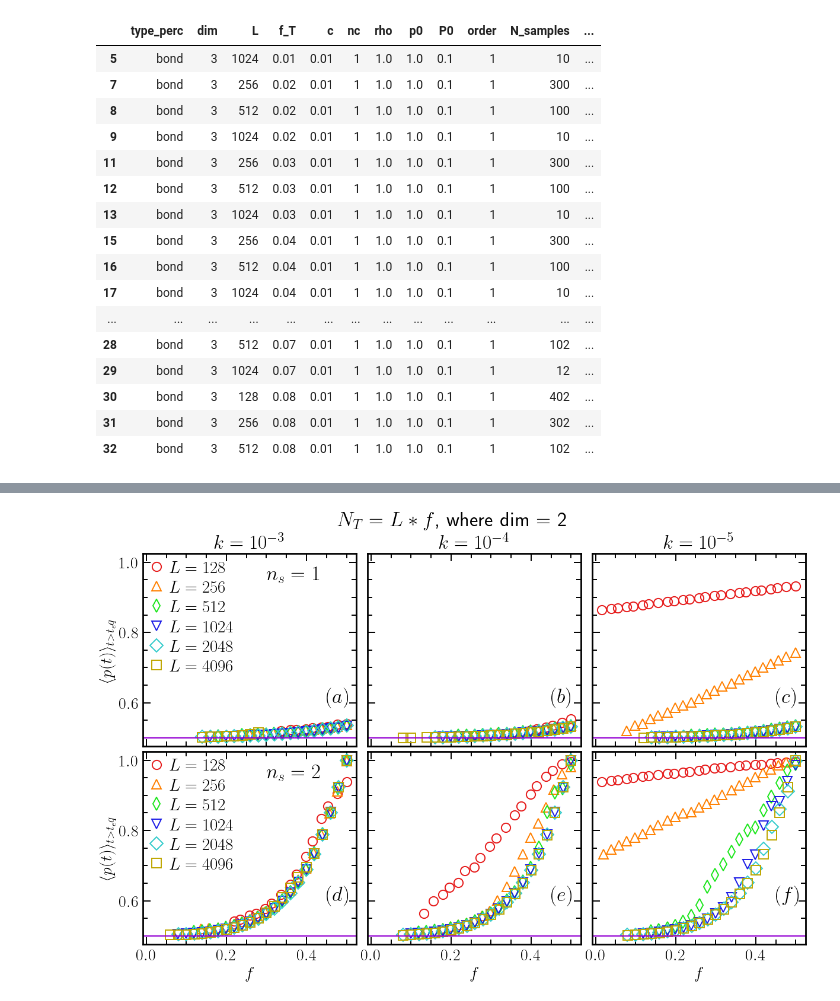
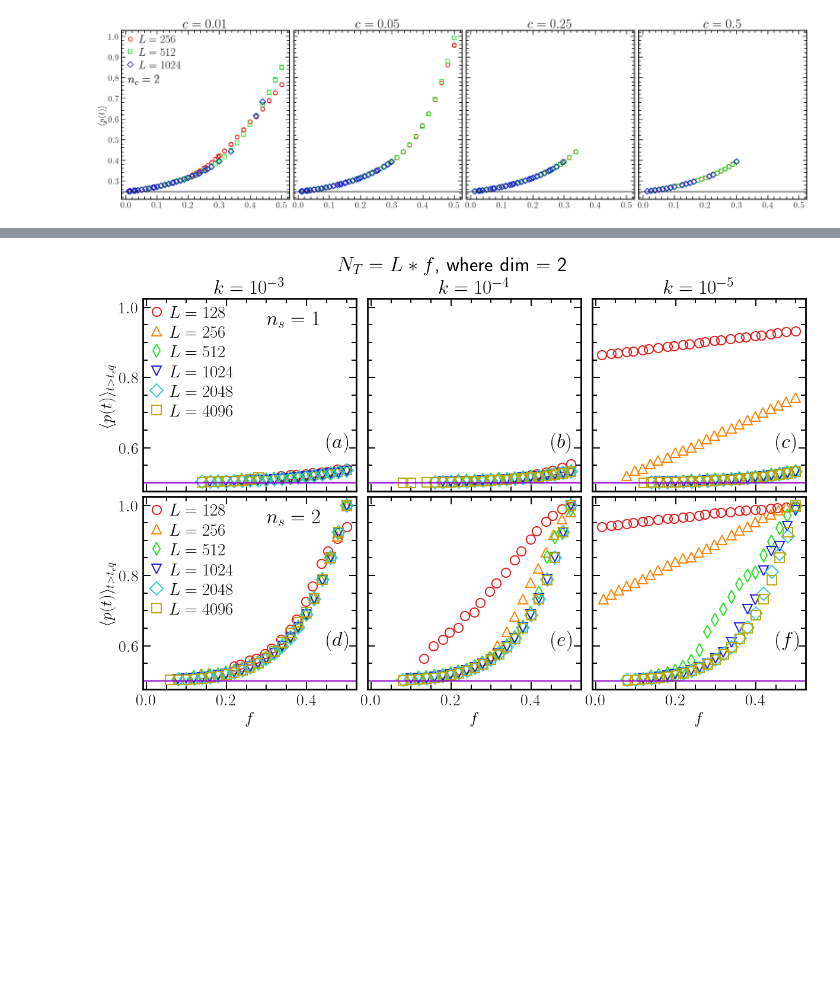
Before and after one commit to JuniorAlencar/self_organization_percolation, a Jupyter notebook: jupyter/parameters_analysis.ipynb, the cells around one changed output, grey strips where cells are left out. Saved outputs shown, nothing was run; the diff lists cells and outputs as text; code cells hidden in the pictures; blank space fills up the shorter version.

```diff
--- a/jupyter/parameters_analysis.ipynb
+++ b/jupyter/parameters_analysis.ipynb
@@ -41,21 +40,33 @@ df
-# %%
-c = 0.01
-df[df['c']==c]
-# %% [output]
-|  | type_perc | dim | L | f_T | c | nc | rho | p0 | P0 | order | N_samples | ... |
-| 5 | bond | 3 | 1024 | 0.01 | 0.01 | 1 | 1.0 | 1.0 | 0.1 | 1 | 10 | ... |
-| 7 | bond | 3 | 256 | 0.02 | 0.01 | 1 | 1.0 | 1.0 | 0.1 | 1 | 300 | ... |
-| 8 | bond | 3 | 512 | 0.02 | 0.01 | 1 | 1.0 | 1.0 | 0.1 | 1 | 100 | ... |
-| 9 | bond | 3 | 1024 | 0.02 | 0.01 | 1 | 1.0 | 1.0 | 0.1 | 1 | 10 | ... |
-| 11 | bond | 3 | 256 | 0.03 | 0.01 | 1 | 1.0 | 1.0 | 0.1 | 1 | 300 | ... |
-| 12 | bond | 3 | 512 | 0.03 | 0.01 | 1 | 1.0 | 1.0 | 0.1 | 1 | 100 | ... |
-| 13 | bond | 3 | 1024 | 0.03 | 0.01 | 1 | 1.0 | 1.0 | 0.1 | 1 | 10 | ... |
-| 15 | bond | 3 | 256 | 0.04 | 0.01 | 1 | 1.0 | 1.0 | 0.1 | 1 | 300 | ... |
-| 16 | bond | 3 | 512 | 0.04 | 0.01 | 1 | 1.0 | 1.0 | 0.1 | 1 | 100 | ... |
-| 17 | bond | 3 | 1024 | 0.04 | 0.01 | 1 | 1.0 | 1.0 | 0.1 | 1 | 10 | ... |
-| ... | ... | ... | ... | ... | ... | ... | ... | ... | ... | ... | ... | ... |
-| 28 | bond | 3 | 512 | 0.07 | 0.01 | 1 | 1.0 | 1.0 | 0.1 | 1 | 102 | ... |
-| 29 | bond | 3 | 1024 | 0.07 | 0.01 | 1 | 1.0 | 1.0 | 0.1 | 1 | 12 | ... |
-| 30 | bond | 3 | 128 | 0.08 | 0.01 | 1 | 1.0 | 1.0 | 0.1 | 1 | 402 | ... |
-| 31 | bond | 3 | 256 | 0.08 | 0.01 | 1 | 1.0 | 1.0 | 0.1 | 1 | 302 | ... |
-| 32 | bond | 3 | 512 | 0.08 | 0.01 | 1 | 1.0 | 1.0 | 0.1 | 1 | 102 | ... |
+# %%
+L_lst = [256, 512, 1024]
+c_lst = [0.01, 0.05, 0.25, 0.50]
+nc = 2
+p0 = 0.6
+P0 = 0.1
+
+base = 10
+#fig, axes = plt.subplots(1, len(c_lst), figsize=(4*base, 1*base), constrained_layout=True, sharey=True)
+fig, axes = plt.subplots(1, len(c_lst), figsize=(22, 6), constrained_layout=True, sharey=True, sharex=True)
+markers = ['o', 's', 'D']
+fs_legend = 25
+fs_title = 30
+mew = 1.5
+pc = 0.24881182
+fs_l_fig = 27
+for c in c_lst:
+    for idx, L in enumerate(L_lst):
+        ax = axes[c_lst.index(c)]
+        df_b = df[(df['nc']==nc) & (df['L']==L) & (df['c']==c) & (df['type_perc']=='bond') & (df['p0']==p0) & (df['P0']==P0)].sort_values('f_T')
+        f_t = df_b['f_T']
+        pmean = df_b['p_mean']
+        ax.plot(f_t, pmean, marker=markers[idx],mew = mew, ls='None', label=f'$L={L}$' )
+        ax.axhline(pc, color='k', ls='solid')
+        ax.set_title(f'$c={c}$', fontsize=fs_title)
+
+        if(ax==axes[0]):
+            ax.set_ylabel(r'$\langle p(t) \rangle$')
+            ax.legend(fontsize=fs_legend)
+            ax.text(0.04, 0.69, f'$n_c = {nc}$', transform=ax.transAxes , fontsize=fs_l_fig)
+plt.show()
+# %% [output]
+[figure, added]
```
Also changed, not shown: parts of 5 cells of this notebook, 2 other files.
